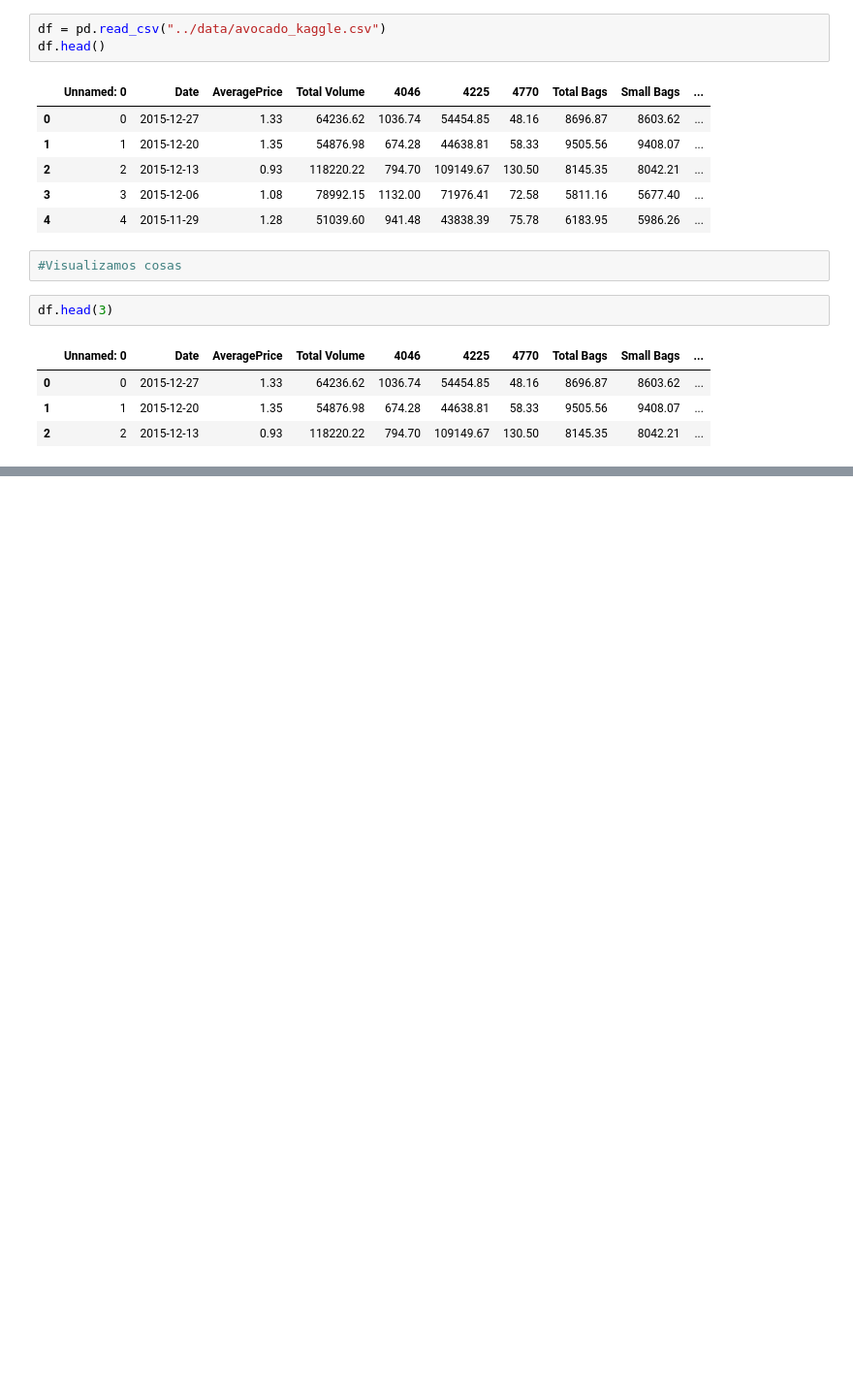
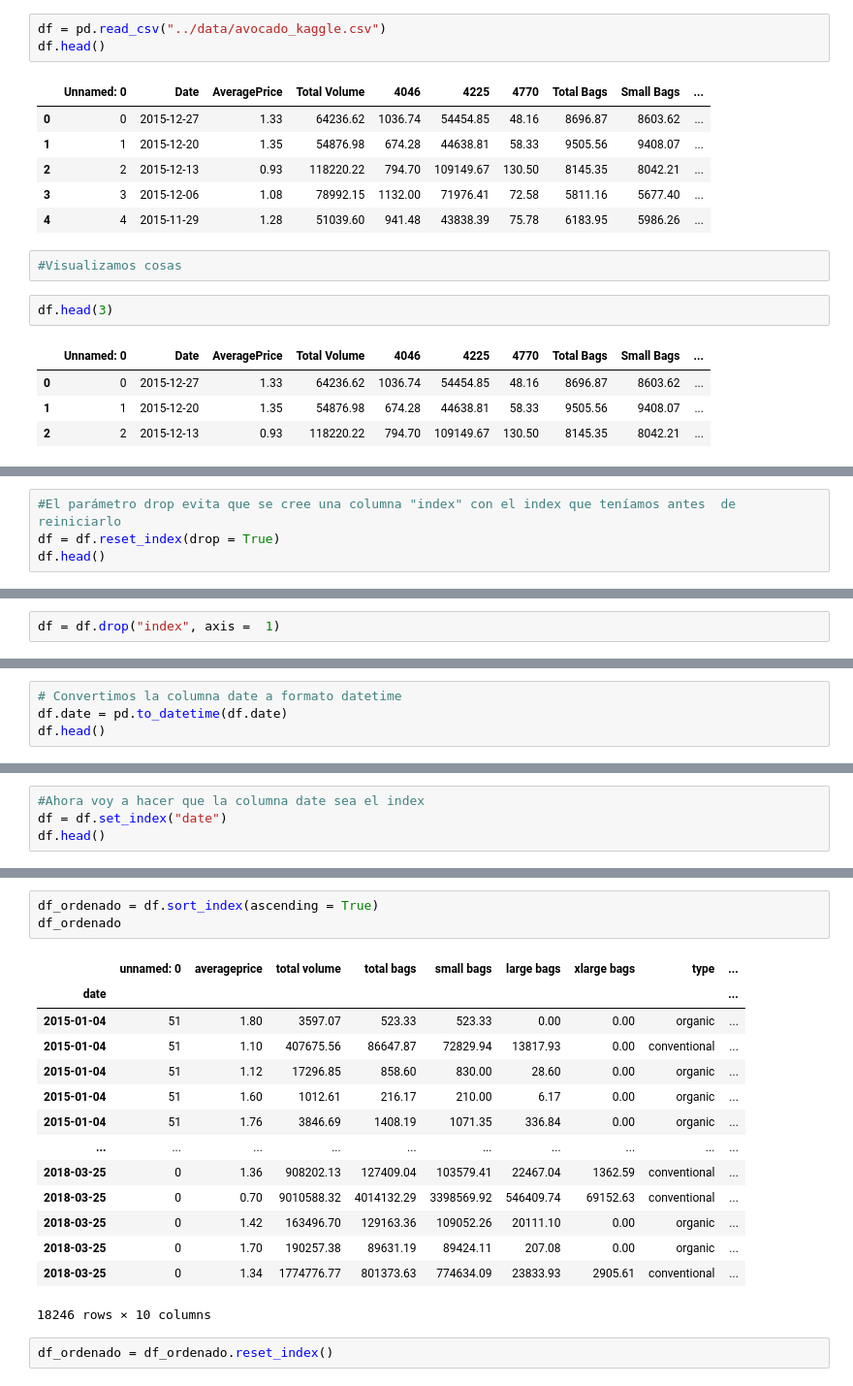
Before and after one commit to Ironhack-Data-Madrid-Febrero-2021/Classroom-Materials, a Jupyter notebook: module-2/5-repaso_9_abril.ipynb, the cells around one changed output, grey strips where cells are left out. Shown at 97% size. Saved outputs shown, nothing was run; the diff lists cells and outputs as text; blank space fills up the shorter version.

```diff
--- a/module-2/5-repaso_9_abril.ipynb
+++ b/module-2/5-repaso_9_abril.ipynb
@@ -25,0 +248,4 @@ df.head(3)
+# %%
+#El parámetro drop evita que se cree una columna "index" con el index que teníamos antes  de reiniciarlo
+df = df.reset_index(drop = True)
+df.head()
@@ -25,0 +259,2 @@ df.head(3)
+# %%
+df = df.drop("index", axis =  1)
@@ -25,0 +299,4 @@ df.head(3)
+# %%
+# Convertimos la columna date a formato datetime
+df.date = pd.to_datetime(df.date)
+df.head()
@@ -25,0 +331,4 @@ df.head(3)
+# %%
+#Ahora voy a hacer que la columna date sea el index
+df = df.set_index("date")
+df.head()
@@ -25,0 +343,20 @@ df.head(3)
+# %%
+df_ordenado = df.sort_index(ascending = True)
+df_ordenado
+# %% [output]
+|  | unnamed: 0 | averageprice | total volume | total bags | small bags | large bags | xlarge bags | type | ... |
+| date |  |  |  |  |  |  |  |  | ... |
+| 2015-01-04 | 51 | 1.80 | 3597.07 | 523.33 | 523.33 | 0.00 | 0.00 | organic | ... |
+| 2015-01-04 | 51 | 1.10 | 407675.56 | 86647.87 | 72829.94 | 13817.93 | 0.00 | conventional | ... |
+| 2015-01-04 | 51 | 1.12 | 17296.85 | 858.60 | 830.00 | 28.60 | 0.00 | organic | ... |
+| 2015-01-04 | 51 | 1.60 | 1012.61 | 216.17 | 210.00 | 6.17 | 0.00 | organic | ... |
+| 2015-01-04 | 51 | 1.76 | 3846.69 | 1408.19 | 1071.35 | 336.84 | 0.00 | organic | ... |
+| ... | ... | ... | ... | ... | ... | ... | ... | ... | ... |
+| 2018-03-25 | 0 | 1.36 | 908202.13 | 127409.04 | 103579.41 | 22467.04 | 1362.59 | conventional | ... |
+| 2018-03-25 | 0 | 0.70 | 9010588.32 | 4014132.29 | 3398569.92 | 546409.74 | 69152.63 | conventional | ... |
+| 2018-03-25 | 0 | 1.42 | 163496.70 | 129163.36 | 109052.26 | 20111.10 | 0.00 | organic | ... |
+| 2018-03-25 | 0 | 1.70 | 190257.38 | 89631.19 | 89424.11 | 207.08 | 0.00 | organic | ... |
+| 2018-03-25 | 0 | 1.34 | 1774776.77 | 801373.63 | 774634.09 | 23833.93 | 2905.61 | conventional | ... |
+18246 rows × 10 columns
+# %%
+df_ordenado = df_ordenado.reset_index()
```
Also changed, not shown: parts of 44 cells of this notebook.
